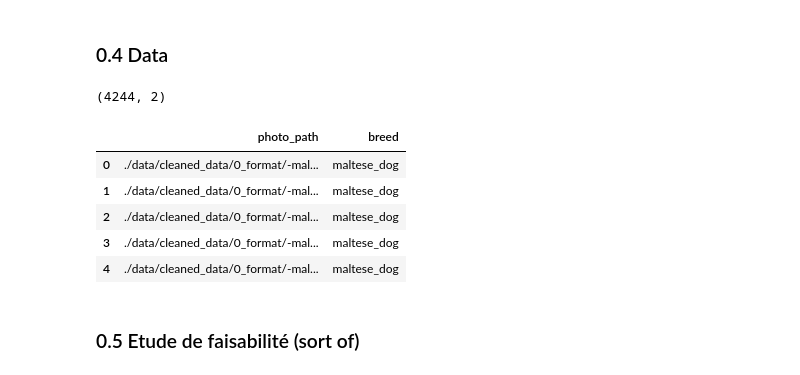
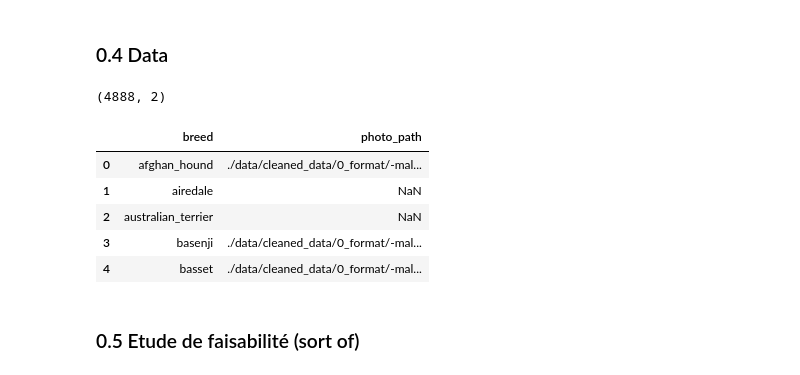
Before and after one commit to Kiwinokoto/OC_projet_6_Classer_des_images, a Jupyter notebook: Oudelet_Kevin_3_notebook_model_transfer_learning_180324.ipynb, the cells around one changed output. Drawn from its saved outputs; the diff is of its cells as text; code cells hidden in the pictures.

```diff
--- a/Oudelet_Kevin_3_notebook_model_transfer_learning_180324.ipynb
+++ b/Oudelet_Kevin_3_notebook_model_transfer_learning_180324.ipynb
@@ -126,11 +126,11 @@ INFO: Pandarallel will use Memory file system to transfer data between the main
 # %% [markdown]
 ### 0.2 Variables globales
 # %%
-nb_classes = 20      # min 2, max 120 (theorique, en pratique les dataframes préparés sont : 3, 4, 5, 10)
+nb_classes = 50      # min 2, max 120 (theorique, en pratique les dataframes préparés sont : 3, 4, 5, 10)
                     # possible d'en creer + en utilisant le ntbk 1
 
 show_tsne = False
-sample_ratio = 0.2
+sample_ratio = 0.5
 
 norm = False
 
@@ -322,20 +322,34 @@ metrics=[
 # %% [markdown]
 ### 0.4 Data
 # %%
-data = pd.read_csv(f'./data/data_{nb_classes}_classes.csv', sep=',')
+raw_data = pd.read_csv(f'./data/data_{nb_classes}_classes.csv', sep=',')
 
-# data = data.sample(frac=sample_ratio).reset_index(drop=True)
+
+def stratified_sample(data, target, frac):
+    # Group the data by the target variable
+    grouped = data.groupby(target, group_keys=False, as_index=False)  # ss_index=False to keep breed column
+    # Sample from each group
+    sampled_data = grouped.apply(lambda x: x.sample(frac=frac), include_groups=True) #  deprecated
+    # Reset the index
+    sampled_data.reset_index(drop=True, inplace=True)
+    return sampled_data
+
+
+data = stratified_sample(raw_data, 'breed', sample_ratio)
+
 
 print(data.shape)
 data.head()
+
+# to avoid deprecated method : loop on data['breed'].uniques instead ?
 # %% [output]
-(4244, 2)
+(4888, 2)
-|  | photo_path | breed |
-| 0 | ./data/cleaned_data/0_format/-mal... | maltese_dog |
-| 1 | ./data/cleaned_data/0_format/-mal... | maltese_dog |
-| 2 | ./data/cleaned_data/0_format/-mal... | maltese_dog |
-| 3 | ./data/cleaned_data/0_format/-mal... | maltese_dog |
-| 4 | ./data/cleaned_data/0_format/-mal... | maltese_dog |
+|  | breed | photo_path |
+| 0 | afghan_hound | ./data/cleaned_data/0_format/-mal... |
+| 1 | airedale | NaN |
+| 2 | australian_terrier | NaN |
+| 3 | basenji | ./data/cleaned_data/0_format/-mal... |
+| 4 | basset | ./data/cleaned_data/0_format/-mal... |
 # %% [markdown]
 ### 0.5 Etude de faisabilité (sort of)
 # %%
```
Also changed, not shown: parts of 25 cells of this notebook, 1 other file.
